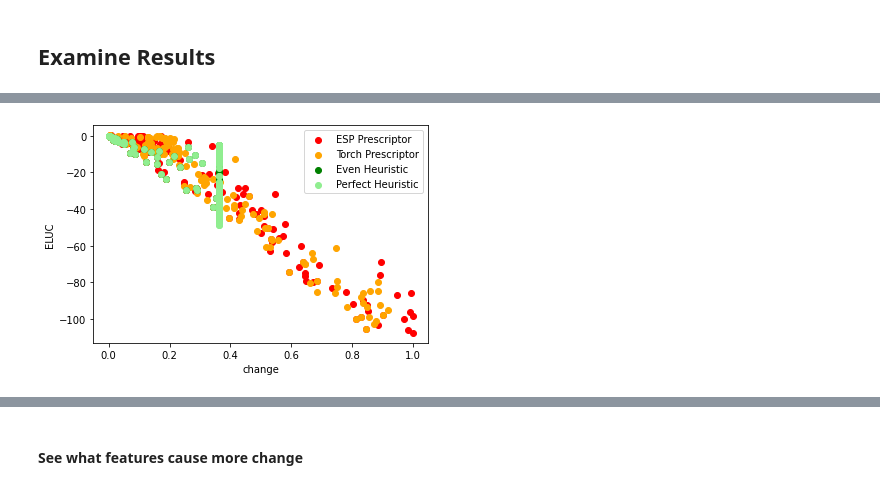
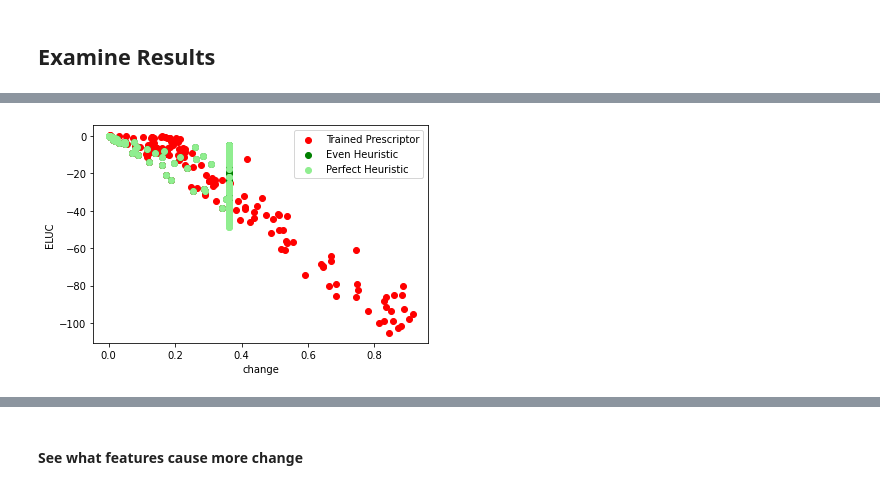
Before and after one commit to Project-Resilience/mvp, a Jupyter notebook: use_cases/eluc/experiments/prescriptor_experiments.ipynb, the cells around one changed output, grey strips where cells are left out. Saved outputs shown, nothing was run; the diff lists cells and outputs as text; code cells hidden in the pictures.

Commit message:
Updated experiments to work with new prescriptor architecture

```diff
--- a/use_cases/eluc/experiments/prescriptor_experiments.ipynb
+++ b/use_cases/eluc/experiments/prescriptor_experiments.ipynb
@@ -305,3 +268,5 @@ torch_changes_sorted, torch_elucs_sorted = order_pareto_points(torch_changes, to
+# %%
+changes_sorted, elucs_sorted = order_pareto_points(changes, elucs)
 # %%
 def plot_result_pareto(all_results, save_path=None):
     for result_name, results in all_results.items():
@@ -420,14 +381,12 @@ def plot_selected_points(selected_points, save_path=None):
 pct = 0.2
 even_idx = get_idx_close(pct, even_changes)
 perfect_idx = get_idx_close(pct, perfect_changes)
-esp_idx = get_idx_close(pct, esp_changes_sorted) - 1
-torch_idx = get_idx_close(pct, torch_changes_sorted) - 1
+idx = get_idx_close(pct, changes_sorted) - 1
 
 selected_points = {
     "Even Heuristic": (even_changes[even_idx], even_elucs[even_idx], "green"),
     "Perfect Heuristic": (perfect_changes[perfect_idx], perfect_elucs[perfect_idx], "lightgreen"),
-    "ESP Prescriptors": (esp_changes_sorted[esp_idx], esp_elucs_sorted[esp_idx], "red"),
-    "Torch Prescriptors": (torch_changes_sorted[torch_idx], torch_elucs_sorted[torch_idx], "orange")
+    "Trained Prescriptors": (changes_sorted[idx], elucs_sorted[idx], "red"),
 }
 
 plot_selected_points(selected_points)
@@ -436,7 +395,7 @@ plot_selected_points(selected_points)
 # %%
-def trained_prescribe_and_predict(context_df: pd.DataFrame, prescriptor: Prescriptor, **kwargs):
-    context_actions_df = prescriptor.prescribe_land_use(context_df, **kwargs)
-    eluc_df, change_df = prescriptor.predict_metrics(context_actions_df)
+def trained_prescribe_and_predict(prescriptor_manager: PrescriptorManager, cand_id: str, context_df: pd.DataFrame):
+    context_actions_df = prescriptor_manager.prescribe(cand_id, context_df)
+    eluc_df, change_df = prescriptor_manager.predict_metrics(context_actions_df)
     context_actions_df["ELUC"] = eluc_df["ELUC"]
     context_actions_df["change"] = change_df["change"]
     return context_actions_df
@@ -456,3 +402,10 @@ perfect_result = trained_prescribe_and_predict(context_df, perfect_heuristic, pc
+# %%
+unsorted_idx = changes.index(changes_sorted[idx])
+trained_id = all_pareto_df["id"].iloc[unsorted_idx]
+trained_result = trained_prescribe_and_predict(torch_manager, trained_id, context_df)
+
+even_result = trained_prescribe_and_predict(even_manager, str(pcts[even_idx]), context_df)
+perfect_result = trained_prescribe_and_predict(perfect_manager, str(pcts[perfect_idx]), context_df)
 # %%
 def plot_expanded(result_dict: dict, save_path=None):
     # Evolved first so that it is on the bottom
@@ -471,21 +424,19 @@ def plot_expanded(result_dict: dict, save_path=None):
         plt.savefig(save_path, format="png", dpi=300)
     plt.show()
 # %%
-esp_sample =  esp_result.sample(frac=0.01, random_state=42)
-torch_sample = torch_result.loc[esp_sample.index]
-even_sample = even_result.loc[esp_sample.index]
-perfect_sample = perfect_result.loc[esp_sample.index]
+sample =  trained_result.sample(frac=0.01, random_state=42)
+even_sample = even_result.loc[sample.index]
+perfect_sample = perfect_result.loc[sample.index]
 
 expanded_results = {
-    "ESP Prescriptor": (esp_sample["change"], esp_sample["ELUC"], "red"),
-    "Torch Prescriptor": (torch_sample["change"], torch_sample["ELUC"], "orange"),
+    "Trained Prescriptor": (sample["change"], sample["ELUC"], "red"),
     "Even Heuristic": (even_sample["change"], even_sample["ELUC"], "green"),
     "Perfect Heuristic": (perfect_sample["change"], perfect_sample["ELUC"], "lightgreen"),
 }
 
 plot_expanded(expanded_results)
 # %% [output]
-[figure, old version]
+[figure, new version]
 # %%
 def create_diff_df(trained_result, perfect_result):
     eluc_diff = trained_result["ELUC"] - perfect_result["ELUC"]
```
Also changed, not shown: parts of 36 cells of this notebook, 3 other files.
